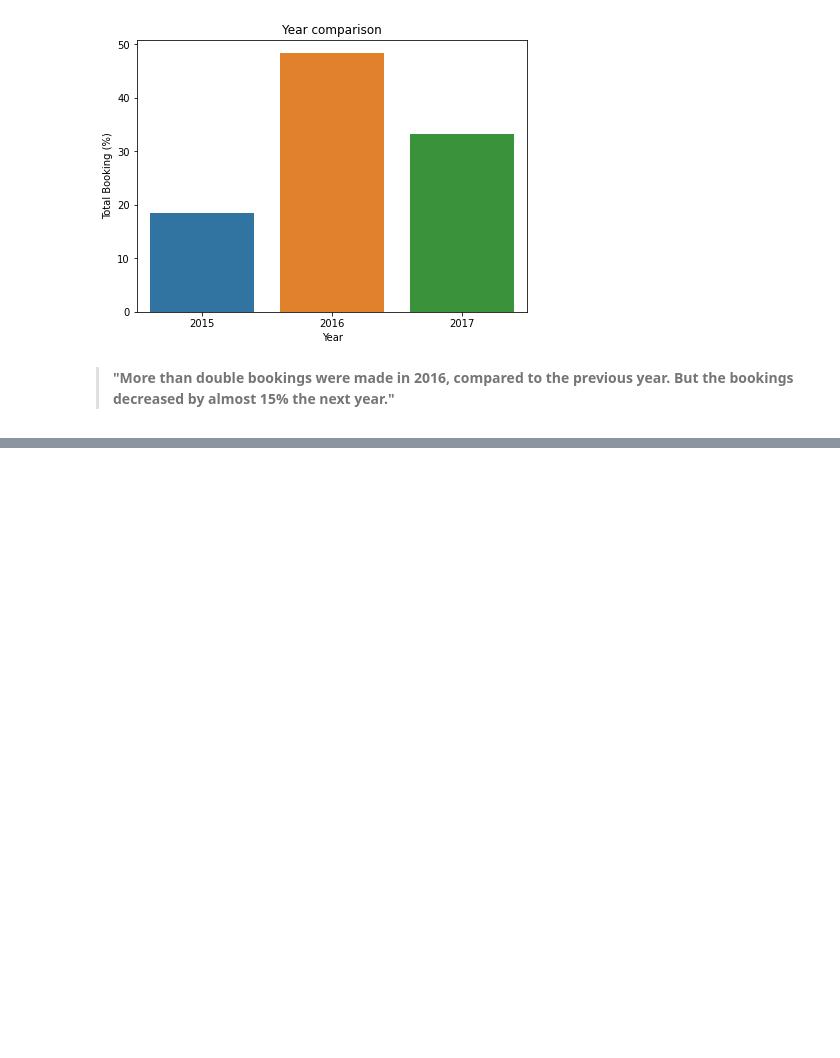
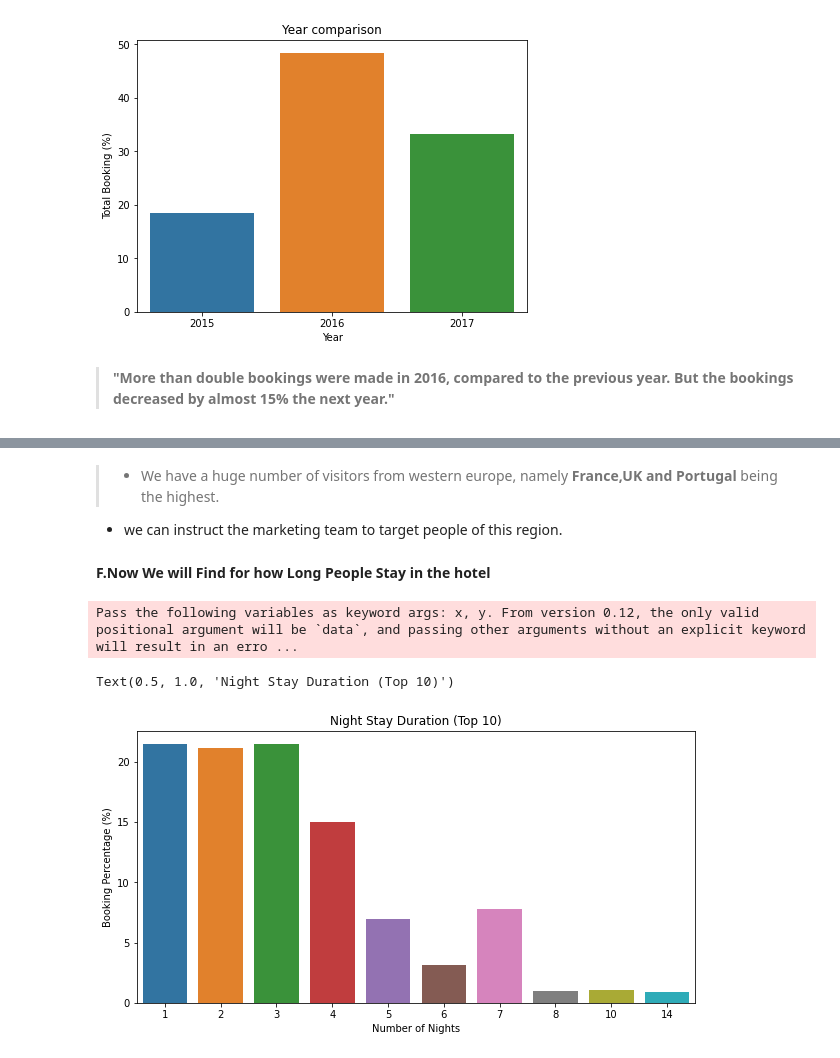
Before and after one commit to jsbhati800/Hotel-Booking-Demand-Analysis, a Jupyter notebook: part_1_Hotel_Booking_Analysis_Capstone_Project.ipynb, the cells around one changed output, grey strips where cells are left out. Cells and saved outputs as stored; diff of their text form; code cells hidden in the pictures; blank space fills up the shorter version.

```diff
--- a/part_1_Hotel_Booking_Analysis_Capstone_Project.ipynb
+++ b/part_1_Hotel_Booking_Analysis_Capstone_Project.ipynb
@@ -397,0 +469,21 @@ But the bookings decreased by almost 15% the next year."**
+# %% [markdown]
+
+
+
+> *   We have a huge number of visitors from western europe, namely **France,UK and Portugal** being the highest.
+*   we can instruct the marketing team to target people of this region.
+# %% [markdown]
+**F.Now We will  Find for how Long People Stay in the hotel**
+# %%
+total_nights = df_not_canceled['stays_in_weekend_nights']+ df_not_canceled['stays_in_week_nights']
+x,y = get_count(total_nights, limit=10)
+
+plt.figure(figsize=(10,5))
+sns.barplot(x,y)
+plt.xlabel('Number of Nights')
+plt.ylabel('Booking Percentage (%)')
+plt.title('Night Stay Duration (Top 10)')
+# %% [output]
+Pass the following variables as keyword args: x, y. From version 0.12, the only valid positional argument will be `data`, and passing other arguments without an explicit keyword will result in an erro ...
+Text(0.5, 1.0, 'Night Stay Duration (Top 10)')
+[figure, added]
```
Also changed, not shown: parts of 33 cells of this notebook.
